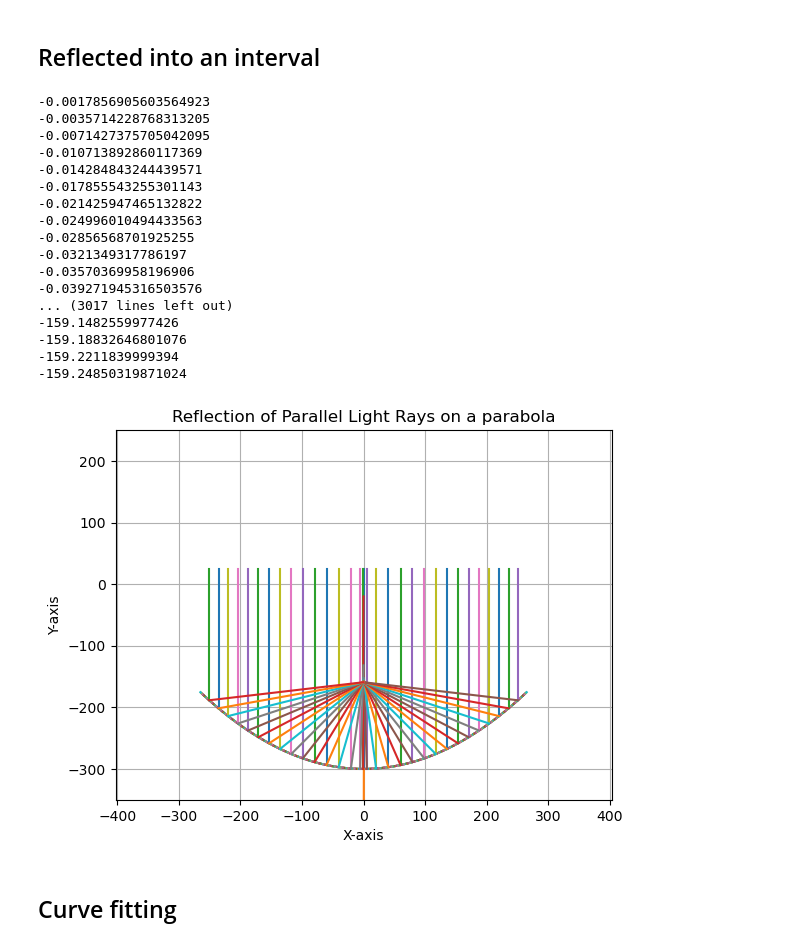
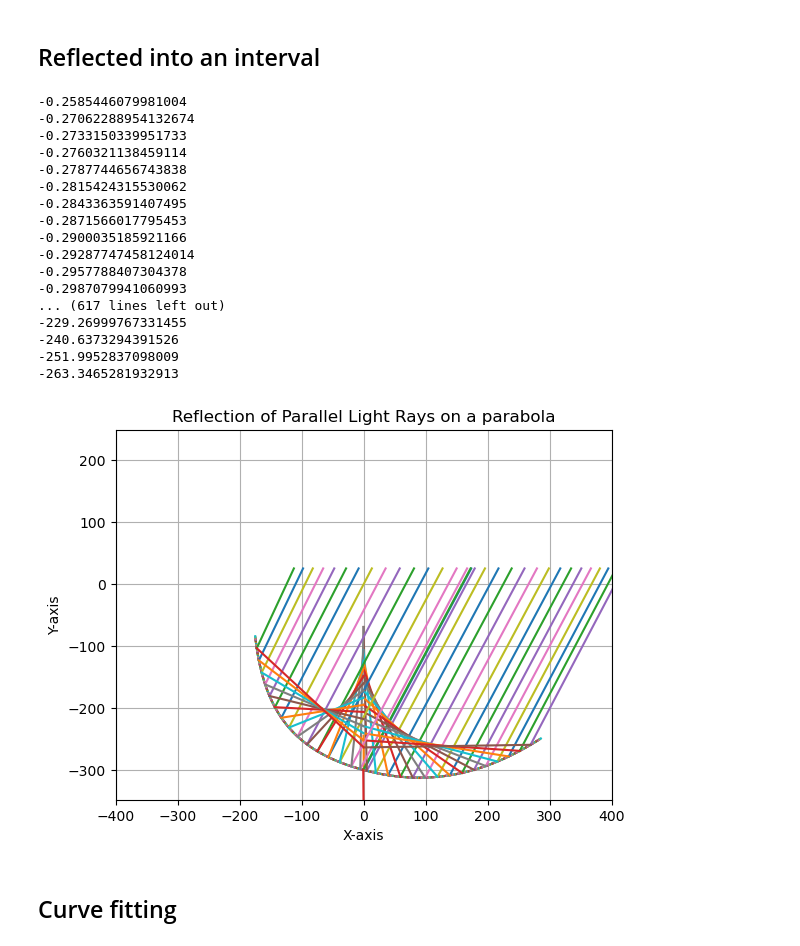
Before and after one commit to xiuxiua8/MCM_ProblemA, a Jupyter notebook: draw.ipynb, the cells around one changed output. Cells and saved outputs as stored; diff of their text form; code cells hidden in the pictures.

Commit message:
Reflected into an interval OK

```diff
--- a/draw.ipynb
+++ b/draw.ipynb
@@ -624,8 +624,8 @@ def small_theta(dy, k1 = None):
 
 
 
-def find_line_segments_like_parabola(line_segments_arrayR, line_segments_arrayL, y, bottom, degree = None):
-    dy = y-bottom
+def find_line_segments_Reflected_into_an_interval(line_segments_arrayR, line_segments_arrayL, y1, y2, bottom, degree = None):
+    dy = y1/2 + y2/2 -bottom
     left_endpoint1 = (0, -300)
     right_endpoint1 = (0, -300)
 
@@ -634,9 +634,11 @@ def find_line_segments_like_parabola(line_segments_arrayR, line_segments_arrayL,
     line_segments_arrayL.append(line1)
     print(line1.get_slope())
 
+    y_values = np.linspace(y1, y2, 300)
+
     for i in range(1, 300):
         index_to_insert = i - 1
-        slope_to_insert = parabola_slope(i, line_segments_arrayL, y, 0, degree)
+        slope_to_insert = parabola_slope(i, line_segments_arrayL, y_values[i], 0, degree)
         print(slope_to_insert)
         updateLeft(line_segments_arrayL, index_to_insert, slope_to_insert)
 
@@ -650,7 +652,7 @@ def find_line_segments_like_parabola(line_segments_arrayR, line_segments_arrayL,
 
     for i in range(1, 300):
         index_to_insert = i - 1
-        slope_to_insert = parabola_slope(i, line_segments_arrayR, y, 1, degree)
+        slope_to_insert = parabola_slope(i, line_segments_arrayR, y_values[i], 1, degree)
         print(slope_to_insert)
         updateRight(line_segments_arrayR, index_to_insert, slope_to_insert)
 # %%
@@ -662,55 +664,55 @@ fig, ax = plt.subplots()
 # draw a bunch of  line segments like parabola, and the degree of incident light is None(90) or 80
 line_segments_arrayR = []
 line_segments_arrayL = []
-find_line_segments_like_parabola(line_segments_arrayR, line_segments_arrayL, -160, -300, None)
+find_line_segments_Reflected_into_an_interval(line_segments_arrayR, line_segments_arrayL, -105, -275, -300, 60)
 
-print_line_segments(line_segments_arrayR)
-print_line_segments(line_segments_arrayL)
+# print_line_segments(line_segments_arrayR)
+# print_line_segments(line_segments_arrayL)
 
 plot_line_segments(line_segments_arrayR, fig, ax)
 plot_line_segments(line_segments_arrayL, fig, ax)
 
-degree_incident_light_is(None)
+degree_incident_light_is(60)
 
 # set equal
 plt.axis('equal')
 
 # set the range
 plt.xlim(-400, 400)
 plt.ylim(-350, 250)
 
 # # set the range
 # plt.xlim(-25, 25)
 # plt.ylim(-310, -250)
 
 # plt.xlim(-10, 10)
 # plt.ylim(-310, -290)
 
 plt.title('Reflection of Parallel Light Rays on a parabola')
 plt.xlabel('X-axis')
 plt.ylabel('Y-axis')
 #plt.legend()
 plt.grid(True)
 plt.show()
 # %% [output]
--0.0017856905603564923
--0.0035714228768313205
--0.0071427375705042095
--0.010713892860117369
--0.014284843244439571
--0.017855543255301143
--0.021425947465132822
--0.024996010494433563
--0.02856568701925255
--0.0321349317786197
--0.03570369958196906
--0.039271945316503576
-... (3017 lines left out)
--159.1482559977426
--159.18832646801076
--159.2211839999394
--159.24850319871024
+-0.2585446079981004
+-0.27062288954132674
+-0.2733150339951733
+-0.2760321138459114
+-0.2787744656743838
+-0.2815424315530062
+-0.2843363591407495
+-0.2871566017795453
+-0.2900035185921166
+-0.29287747458124014
+-0.2957788407304378
+-0.2987079941060993
+... (617 lines left out)
+-229.26999767331455
+-240.6373294391526
+-251.9952837098009
+-263.3465281932913
-[figure, old version]
+[figure, new version]
 # %% [markdown]
 ## Curve fitting
 # %%
```
Also changed, not shown: parts of 7 cells of this notebook.
